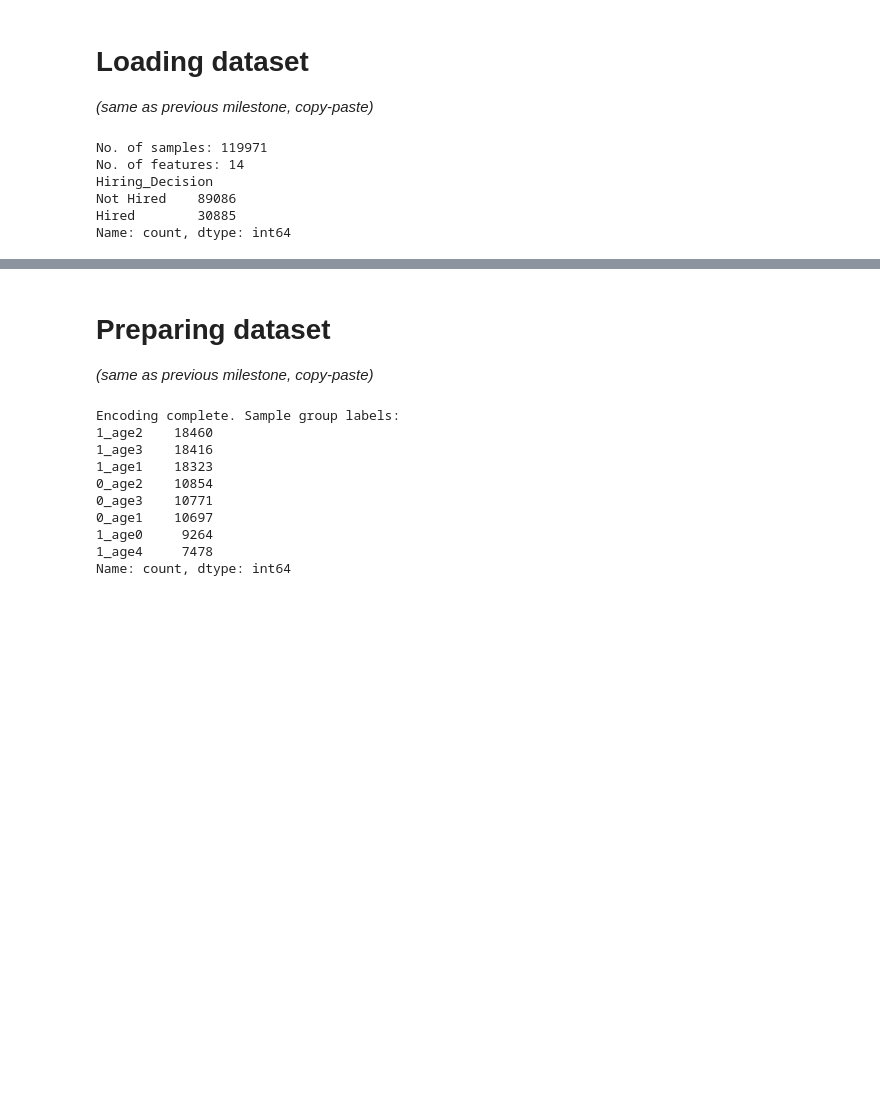
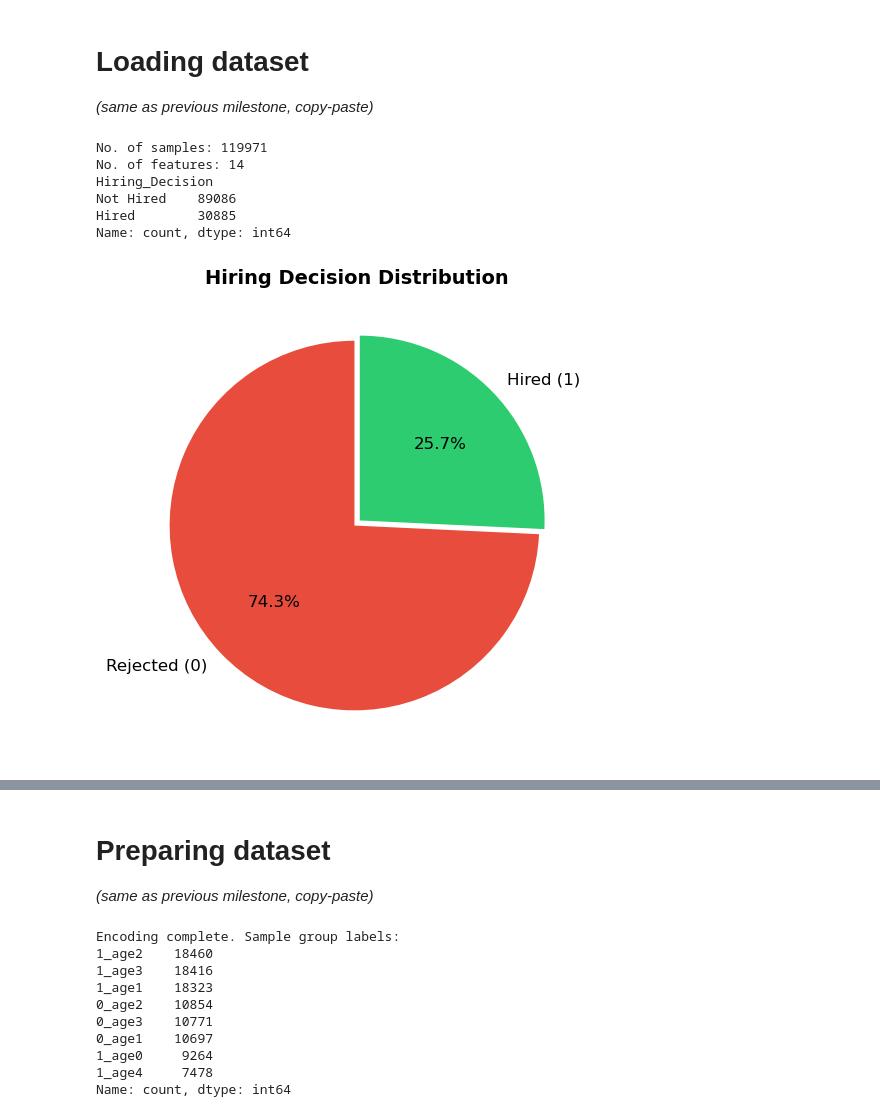
Before and after one commit to XiyuanWu/AI_Hiring_Bias_Analysis, a Jupyter notebook: Post-processing/CS108_212_Bias_Mitigation_Byron.ipynb, the cells around one changed output, grey strips where cells are left out. Saved outputs shown, nothing was run; the diff lists cells and outputs as text; code cells hidden in the pictures; blank space fills up the shorter version.

Commit message:
Add all teammembers' baselines + EDA and redacted bias mitgation cells

```diff
--- a/Post-processing/CS108_212_Bias_Mitigation_Byron.ipynb
+++ b/Post-processing/CS108_212_Bias_Mitigation_Byron.ipynb
@@ -37,17 +38,16 @@ from fairlearn.postprocessing import ThresholdOptimizer
 # Loading dataset
 _(same as previous milestone, copy-paste)_
 # %%
-df = pd.read_csv("fair_recrutment_dataset final.csv")
+df = pd.read_csv("../fair_recrutment_dataset final.csv")
 
-# Drop rows with missing values and duplicates
+
 df = df.dropna().drop_duplicates().reset_index(drop=True)
 
 X = df.drop(['Hiring_Decision', 'Candidate_ID'], axis=1)   # features
 y = df['Hiring_Decision']                                   # target
 sensitive_feature_colname = ['Gender', 'Age_Group']         # both sensitive features
 
-# Combined group label: Gender + Age_Group (created after preprocessing)
-# Placeholder — will be set after encoding in the next cell
+
 group_labels = None
 
 print(f"No. of samples: {df.shape[0]}")
@@ -60,3 +60,89 @@ Hiring_Decision
 Not Hired    89086
 Hired        30885
 Name: count, dtype: int64
+# %%
+
+hiring_counts = df["Hiring_Decision"].value_counts()
+colors = ["#e74c3c", "#2ecc71"]
+labels_pie = ["Rejected (0)", "Hired (1)"]
+
+plt.figure(figsize=(6, 6))
+plt.pie([hiring_counts[0], hiring_counts[1]], labels=labels_pie, colors=colors,
+        autopct="%1.1f%%", startangle=90, explode=(0.02, 0.02),
+        textprops={"fontsize": 12})
+plt.title("Hiring Decision Distribution", fontsize=14, fontweight="bold")
+plt.show()
+
+print(f"Total Candidates: {len(df):,}")
+print(f"Hired:    {hiring_counts[1]:,} ({hiring_counts[1]/len(df)*100:.1f}%)")
+print(f"Rejected: {hiring_counts[0]:,} ({hiring_counts[0]/len(df)*100:.1f}%)")
+gender_hiring = df.groupby("Gender")["Hiring_Decision"].agg(["sum", "count"])
+gender_hiring["Hiring_Rate"] = (gender_hiring["sum"] / gender_hiring["count"] * 100).round(1)
+gender_hiring = gender_hiring.reset_index()
+
+plt.figure(figsize=(8, 5))
+bars = plt.bar(gender_hiring["Gender"], gender_hiring["Hiring_Rate"],
+               color=["#3498db", "#e91e63", "#9b59b6"], edgecolor="black")
+plt.title("Hiring Rate by Gender", fontsize=14, fontweight="bold")
+plt.ylabel("Hiring Rate (%)"); plt.xlabel("Gender"); plt.ylim(0, 100)
+for bar, rate in zip(bars, gender_hiring["Hiring_Rate"]):
+    plt.text(bar.get_x() + bar.get_width()/2, bar.get_height() + 2,
+             f"{rate}%", ha="center", fontweight="bold", fontsize=12)
+plt.tight_layout(); plt.show()
+_bins  = [0, 25, 35, 45, 55, 100]
+_labs  = ["18-25", "26-35", "36-45", "46-55", "55+"]
+df["Age_Group_EDA"] = pd.cut(df["Age"], bins=_bins, labels=_labs)
+
+age_hiring = df.groupby("Age_Group_EDA", observed=True)["Hiring_Decision"].agg(["sum", "count"])
+age_hiring["Hiring_Rate"] = (age_hiring["sum"] / age_hiring["count"] * 100).round(1)
+age_hiring = age_hiring.reset_index()
+
+plt.figure(figsize=(10, 5))
+colors_age = plt.cm.viridis([0.2, 0.4, 0.5, 0.7, 0.9])
+bars = plt.bar(age_hiring["Age_Group_EDA"], age_hiring["Hiring_Rate"],
+               color=colors_age, edgecolor="black")
+plt.title("Hiring Rate by Age Group", fontsize=14, fontweight="bold")
+plt.ylabel("Hiring Rate (%)"); plt.xlabel("Age Group"); plt.ylim(0, 100)
+for bar, rate in zip(bars, age_hiring["Hiring_Rate"]):
+    plt.text(bar.get_x() + bar.get_width()/2, bar.get_height() + 2,
+             f"{rate}%", ha="center", fontweight="bold", fontsize=11)
+plt.tight_layout(); plt.show()
+
+df.drop(columns=["Age_Group_EDA"], inplace=True)  # clean up temp column
+
+score_columns = ["Skill_Score", "Aptitude_Test_Score", "Technical_Test_Score",
+                 "Communication_Score", "Interview_Score"]
+
+fig, axes = plt.subplots(1, 5, figsize=(16, 5))
+for idx, col in enumerate(score_columns):
+    data = [df[df["Gender"] == "Female"][col], df[df["Gender"] == "Male"][col]]
+    bp = axes[idx].boxplot(data, labels=["Female", "Male"], patch_artist=True)
+    for patch, color in zip(bp["boxes"], ["#e91e63", "#3498db"]):
+        patch.set_facecolor(color); patch.set_alpha(0.7)
+    axes[idx].set_title(col.replace("_", " "), fontsize=10, fontweight="bold")
+    axes[idx].set_ylabel("Score" if idx == 0 else "")
+plt.suptitle("Score Distributions by Gender", fontsize=14, fontweight="bold", y=1.02)
+plt.tight_layout(); plt.show()
+numerical_cols = ["Age", "Experience_Years", "Skill_Score", "Aptitude_Test_Score",
+                  "Technical_Test_Score", "Communication_Score", "Certifications_Count",
+                  "Previous_Companies", "Interview_Score", "Expected_Salary", "Hiring_Decision"]
+
+corr_matrix = df[numerical_cols].corr()
+
+plt.figure(figsize=(12, 10))
+cmap = plt.cm.RdBu_r
+im = plt.imshow(corr_matrix, cmap=cmap, aspect="auto", vmin=-1, vmax=1)
+plt.colorbar(im, label="Correlation", shrink=0.8)
+plt.xticks(range(len(numerical_cols)),
+           [c.replace("_", "\n") for c in numerical_cols], rotation=45, ha="right", fontsize=9)
+plt.yticks(range(len(numerical_cols)),
+           [c.replace("_", " ") for c in numerical_cols], fontsize=9)
+for i in range(len(numerical_cols)):
+    for j in range(len(numerical_cols)):
+        val = corr_matrix.iloc[i, j]
+        color = "white" if abs(val) > 0.5 else "black"
+        plt.text(j, i, f"{val:.2f}", ha="center", va="center", fontsize=7, color=color)
+plt.title("Feature Correlation Heatmap", fontsize=14, fontweight="bold")
+plt.tight_layout(); plt.show()
+# %% [output]
+[figure, added]
```
Also changed, not shown: parts of 13 cells of this notebook.
